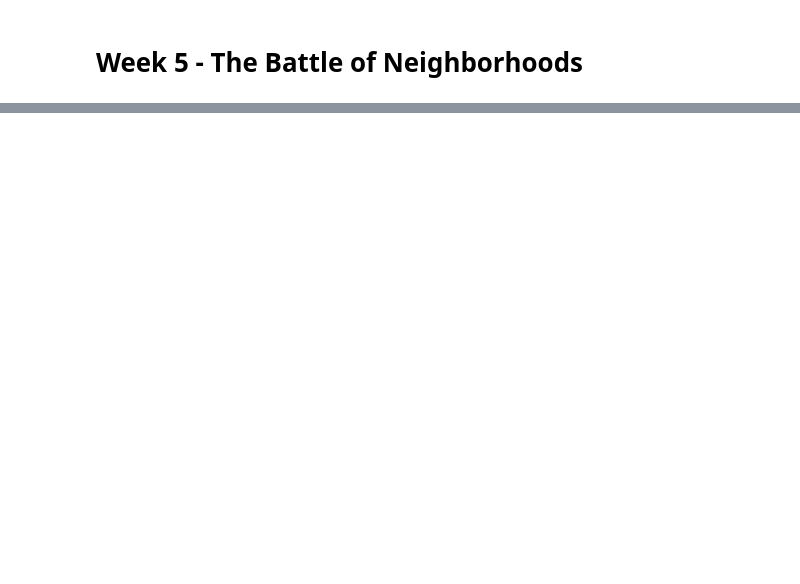
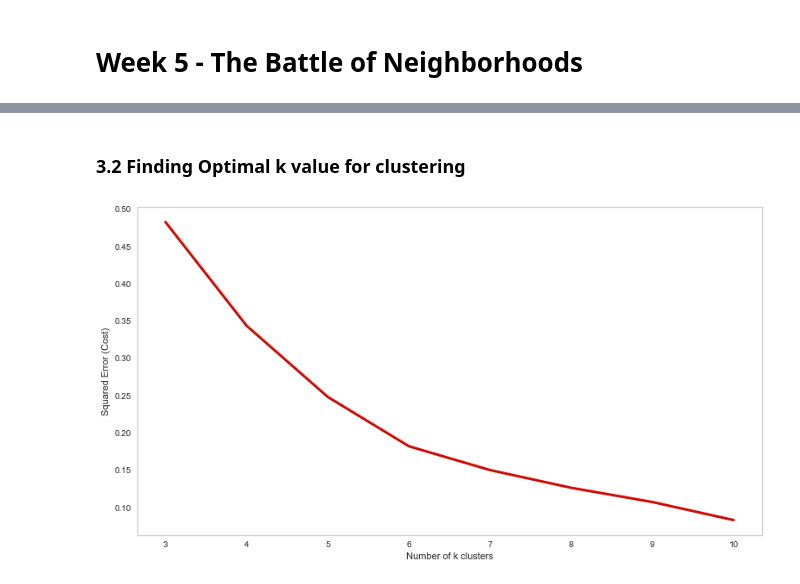
Before and after one commit to Gangula2/Coursera_Capstone, a Jupyter notebook: Coursera_Applied Data Science Capstone.ipynb, the cells around one changed output, grey strips where cells are left out. Drawn from its saved outputs; the diff is of its cells as text; code cells hidden in the pictures; blank space fills up the shorter version.

```diff
--- a/Coursera_Applied Data Science Capstone.ipynb
+++ b/Coursera_Applied Data Science Capstone.ipynb
@@ -53,0 +359,4 @@ The Foursquare API will be used to explore neighborhoods in Toronto, more specif
+# %%
+# merge df with toronto_grouped
+df_final = pd.merge(df, Toronto_grouped, on='Neighbourhood')
+df_final.head()
@@ -55,0 +375,6 @@ The Foursquare API will be used to explore neighborhoods in Toronto, more specif
+# %%
+from sklearn.preprocessing import StandardScaler
+X = df_final.values[:,4:]
+X = np.nan_to_num(X)
+Clus_dataSet = StandardScaler().fit_transform(X)
+Clus_dataSet
@@ -55,0 +399,4 @@ The Foursquare API will be used to explore neighborhoods in Toronto, more specif
+# %%
+df_normalized = pd.DataFrame(Clus_dataSet)
+df_normalized.rename(columns={0:'Household Income', 1:'% Southeast Asian', 2:'No. of Asian Restaurants'}, inplace=True)
+df_normalized.head()
@@ -55,0 +410,28 @@ The Foursquare API will be used to explore neighborhoods in Toronto, more specif
+# %% [markdown]
+### 3.2 Finding Optimal k value for clustering
+# %%
+from sklearn.cluster import KMeans
+
+error_cost=[]
+
+for i in range(3, 11):
+  KM = KMeans(n_clusters=i, max_iter=100)
+  try:
+    KM.fit(df_normalized)
+
+  except ValueError:
+    print('Error on line', i)
+
+  # calculate squared error for the clustered points
+  error_cost.append(KM.inertia_ / 100)
+
+# plot the K values against the squared error cost
+plt.figure(figsize=(13,7))
+plt.plot(range(3,11), error_cost, color='r', linewidth=3)
+plt.xlabel('Number of k clusters')
+plt.ylabel('Squared Error (Cost)')
+plt.grid(color='white', linestyle='-', linewidth=2)
+
+plt.show()
+# %% [output]
+[figure, added]
```
Also changed, not shown: parts of 64 cells of this notebook.
